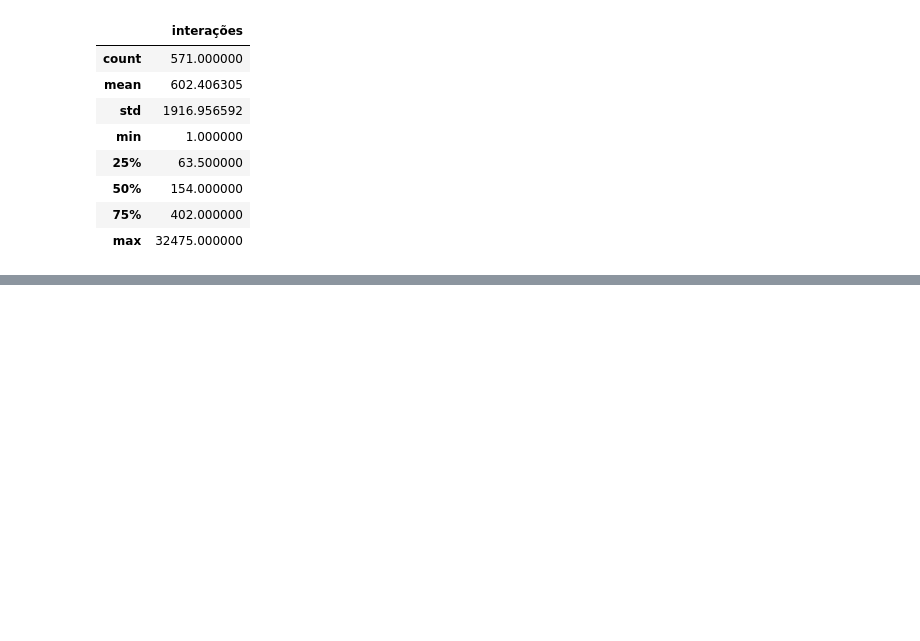
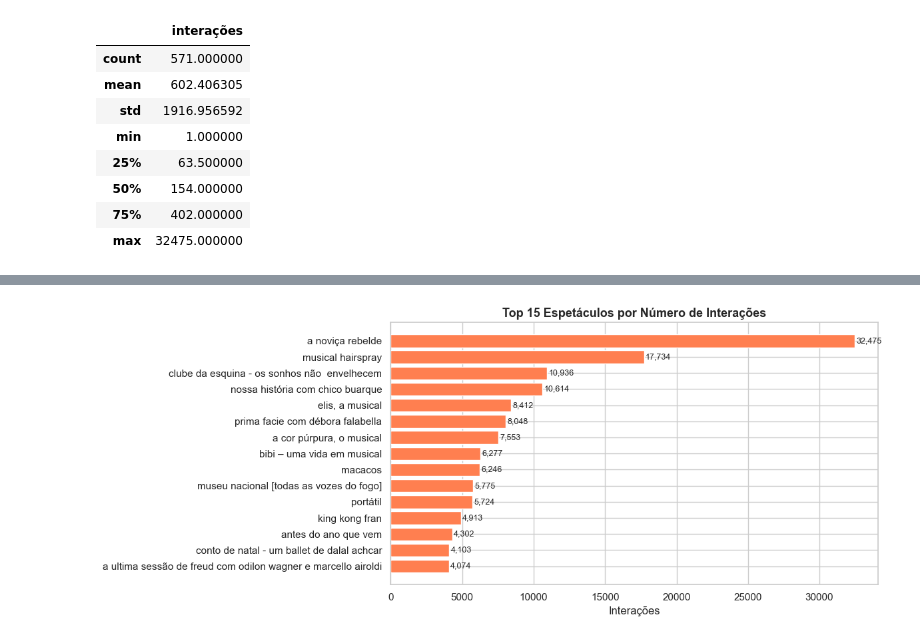
Before and after one commit to jjalmeidadev/spotlight, a Jupyter notebook: src/aad/tratamento-dados.ipynb, the cells around one changed output, grey strips where cells are left out. Saved outputs shown, nothing was run; the diff lists cells and outputs as text; code cells hidden in the pictures; blank space fills up the shorter version.

```diff
--- a/src/aad/tratamento-dados.ipynb
+++ b/src/aad/tratamento-dados.ipynb
@@ -124,0 +240,16 @@ Interações por espetáculo:
+# %%
+# Top 15 espetáculos mais avaliados
+top_items = item_counts.sort_values(ascending=False).head(15)
+
+fig, ax = plt.subplots(figsize=(12, 5))
+bars = ax.barh(top_items.index[::-1], top_items.values[::-1], color='coral', edgecolor='white')
+ax.set_title('Top 15 Espetáculos por Número de Interações', fontsize=13, fontweight='bold')
+ax.set_xlabel('Interações')
+for bar, val in zip(bars, top_items.values[::-1]):
+    ax.text(bar.get_width() + 100, bar.get_y() + bar.get_height()/2,
+            f'{val:,}', va='center', fontsize=9)
+plt.tight_layout()
+plt.savefig('top_espetaculos.png', dpi=150, bbox_inches='tight')
+plt.show()
+# %% [output]
+[figure, added]
```
Also changed, not shown: parts of 5 cells of this notebook, 3 other files.
